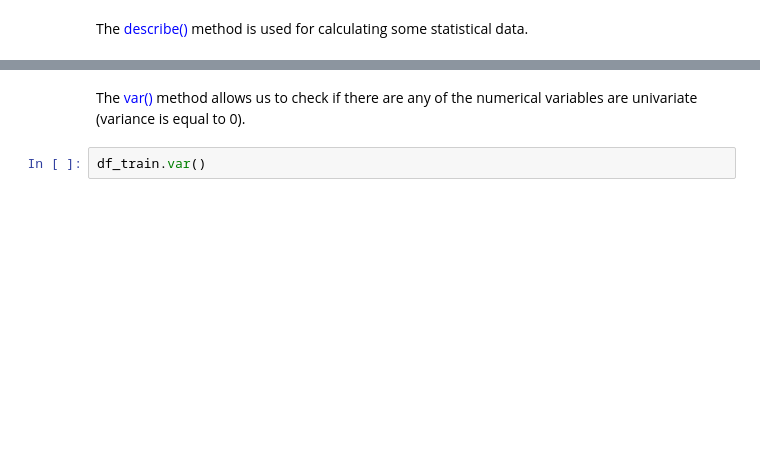
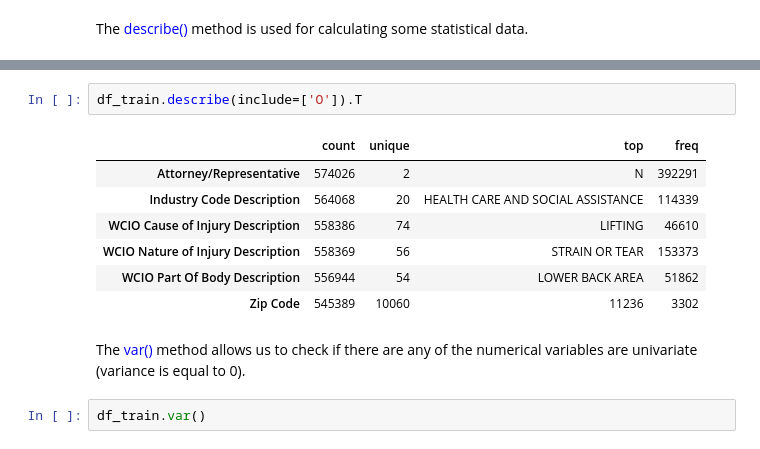
Before and after one commit to xandga/Machine_Learning_project, a Jupyter notebook: Deliverables/Notebook.ipynb, the cells around one changed output, grey strips where cells are left out. Cells and saved outputs as stored; diff of their text form; blank space fills up the shorter version.

```diff
--- a/Deliverables/Notebook.ipynb
+++ b/Deliverables/Notebook.ipynb
@@ -150,3 +166,13 @@ df_train.describe().T
+# %%
+df_train.describe(include=['O']).T
+# %% [output]
+|  | count | unique | top | freq |
+| Attorney/Representative | 574026 | 2 | N | 392291 |
+| Industry Code Description | 564068 | 20 | HEALTH CARE AND SOCIAL ASSISTANCE | 114339 |
+| WCIO Cause of Injury Description | 558386 | 74 | LIFTING | 46610 |
+| WCIO Nature of Injury Description | 558369 | 56 | STRAIN OR TEAR | 153373 |
+| WCIO Part Of Body Description | 556944 | 54 | LOWER BACK AREA | 51862 |
+| Zip Code | 545389 | 10060 | 11236 | 3302 |
 # %% [markdown]
 The <span style='color:Blue'> var()  </span> method allows us to check if there are any of the numerical variables are univariate (variance is equal to 0).
 # %%
```
Also changed, not shown: parts of 63 cells of this notebook.
